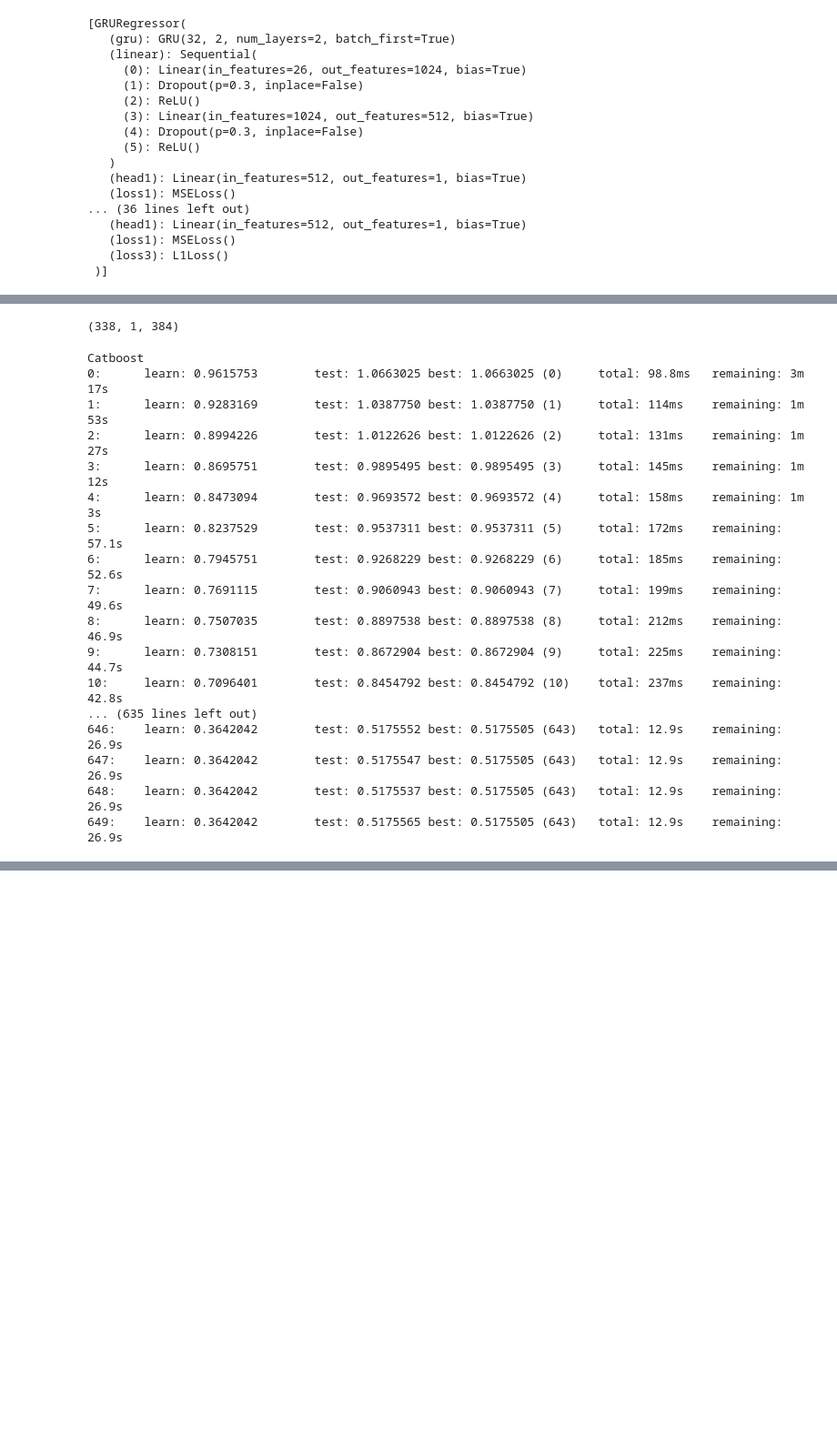
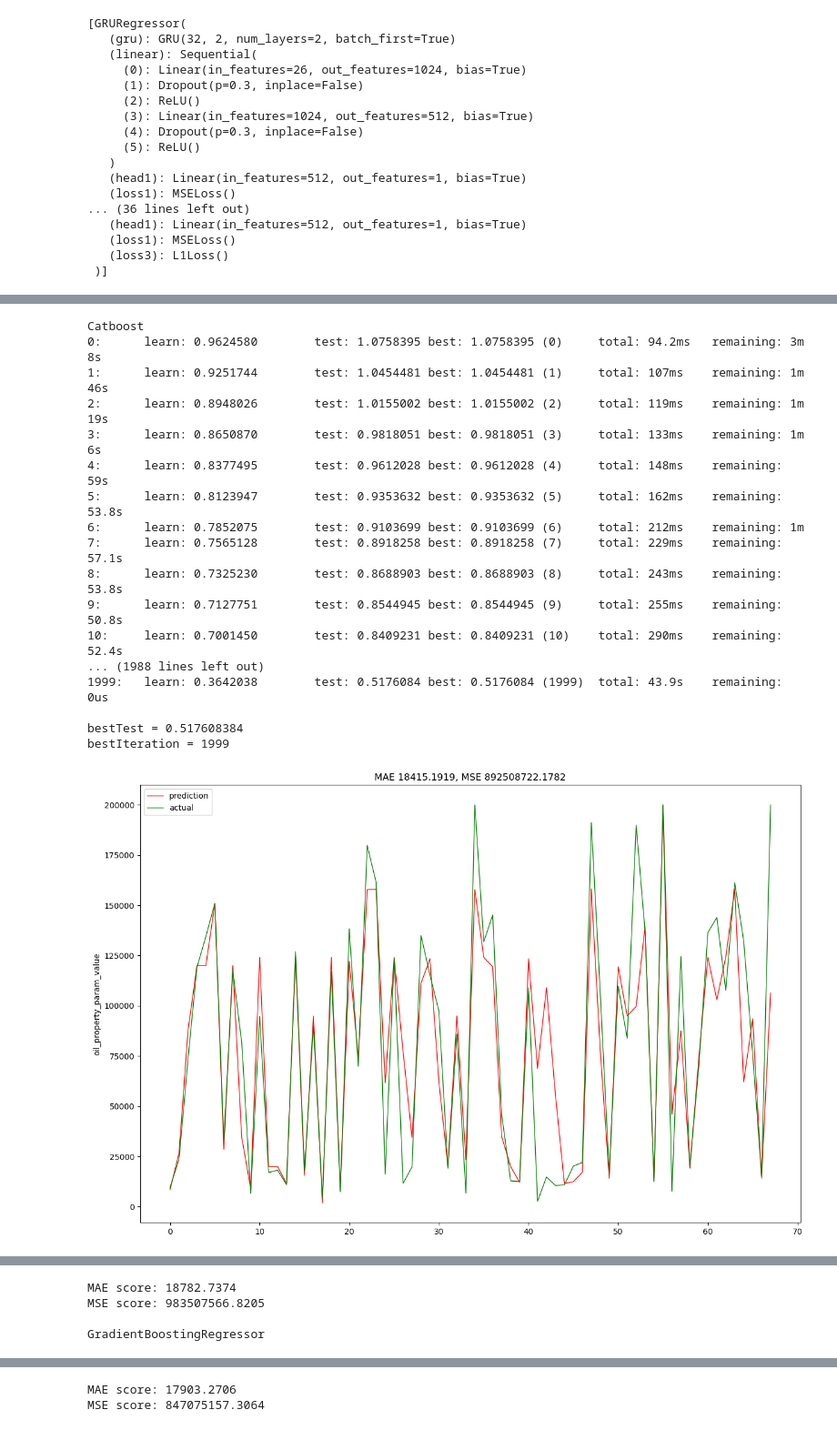
Before and after one commit to Neftekod/Oil-code, a Jupyter notebook: src/train_on_SMILES_seq.ipynb, the cells around one changed output, grey strips where cells are left out. Shown at 91% size. Drawn from its saved outputs; the diff is of its cells as text; code cells hidden in the pictures; blank space fills up the shorter version.

Commit message:
integate predict and stacking to simple regressors

```diff
--- a/src/train_on_SMILES_seq.ipynb
+++ b/src/train_on_SMILES_seq.ipynb
@@ -175,26 +177,23 @@ trainer.trained_models
-# %%
-dataset.data_x.shape
-# %% [output]
-(338, 1, 384)
 # %%
 config = load_config("config.yml", "embeddings", "SmallNN")
-regression_models = SimpleRegressions(X=dataset.data_x.reshape(config['input']), y=dataset.data_y.reshape(config['input'][0]))
+regression_models = SimpleRegressions(X=dataset.data_x.reshape(config['input']), y=dataset.data_y.reshape(config['input'][0]), test_X = test_dataset.data_x.reshape(config['input_test']))
 regression_models.fit_and_evaluate()
 # %% [output]
 Catboost
-0:      learn: 0.9615753        test: 1.0663025 best: 1.0663025 (0)     total: 98.8ms   remaining: 3m 17s
-1:      learn: 0.9283169        test: 1.0387750 best: 1.0387750 (1)     total: 114ms    remaining: 1m 53s
-2:      learn: 0.8994226        test: 1.0122626 best: 1.0122626 (2)     total: 131ms    remaining: 1m 27s
-3:      learn: 0.8695751        test: 0.9895495 best: 0.9895495 (3)     total: 145ms    remaining: 1m 12s
-4:      learn: 0.8473094        test: 0.9693572 best: 0.9693572 (4)     total: 158ms    remaining: 1m 3s
-5:      learn: 0.8237529        test: 0.9537311 best: 0.9537311 (5)     total: 172ms    remaining: 57.1s
-6:      learn: 0.7945751        test: 0.9268229 best: 0.9268229 (6)     total: 185ms    remaining: 52.6s
-7:      learn: 0.7691115        test: 0.9060943 best: 0.9060943 (7)     total: 199ms    remaining: 49.6s
-8:      learn: 0.7507035        test: 0.8897538 best: 0.8897538 (8)     total: 212ms    remaining: 46.9s
-9:      learn: 0.7308151        test: 0.8672904 best: 0.8672904 (9)     total: 225ms    remaining: 44.7s
-10:     learn: 0.7096401        test: 0.8454792 best: 0.8454792 (10)    total: 237ms    remaining: 42.8s
-... (635 lines left out)
-646:    learn: 0.3642042        test: 0.5175552 best: 0.5175505 (643)   total: 12.9s    remaining: 26.9s
-647:    learn: 0.3642042        test: 0.5175547 best: 0.5175505 (643)   total: 12.9s    remaining: 26.9s
-648:    learn: 0.3642042        test: 0.5175537 best: 0.5175505 (643)   total: 12.9s    remaining: 26.9s
-649:    learn: 0.3642042        test: 0.5175565 best: 0.5175505 (643)   total: 12.9s    remaining: 26.9s
+0:      learn: 0.9624580        test: 1.0758395 best: 1.0758395 (0)     total: 94.2ms   remaining: 3m 8s
+1:      learn: 0.9251744        test: 1.0454481 best: 1.0454481 (1)     total: 107ms    remaining: 1m 46s
+2:      learn: 0.8948026        test: 1.0155002 best: 1.0155002 (2)     total: 119ms    remaining: 1m 19s
+3:      learn: 0.8650870        test: 0.9818051 best: 0.9818051 (3)     total: 133ms    remaining: 1m 6s
+4:      learn: 0.8377495        test: 0.9612028 best: 0.9612028 (4)     total: 148ms    remaining: 59s
+5:      learn: 0.8123947        test: 0.9353632 best: 0.9353632 (5)     total: 162ms    remaining: 53.8s
+6:      learn: 0.7852075        test: 0.9103699 best: 0.9103699 (6)     total: 212ms    remaining: 1m
+7:      learn: 0.7565128        test: 0.8918258 best: 0.8918258 (7)     total: 229ms    remaining: 57.1s
+8:      learn: 0.7325230        test: 0.8688903 best: 0.8688903 (8)     total: 243ms    remaining: 53.8s
+9:      learn: 0.7127751        test: 0.8544945 best: 0.8544945 (9)     total: 255ms    remaining: 50.8s
+10:     learn: 0.7001450        test: 0.8409231 best: 0.8409231 (10)    total: 290ms    remaining: 52.4s
+... (1988 lines left out)
+1999:   learn: 0.3642038        test: 0.5176084 best: 0.5176084 (1999)  total: 43.9s    remaining: 0us
+
+bestTest = 0.517608384
+bestIteration = 1999
+[figure, added]
@@ -201,0 +218,4 @@ KeyboardInterrupt:
+MAE score: 18782.7374
+MSE score: 983507566.8205
+
+GradientBoostingRegressor
@@ -201,0 +236,2 @@ KeyboardInterrupt:
+MAE score: 17903.2706
+MSE score: 847075157.3064
```
Also changed, not shown: parts of 8 cells of this notebook, 2 other files.
